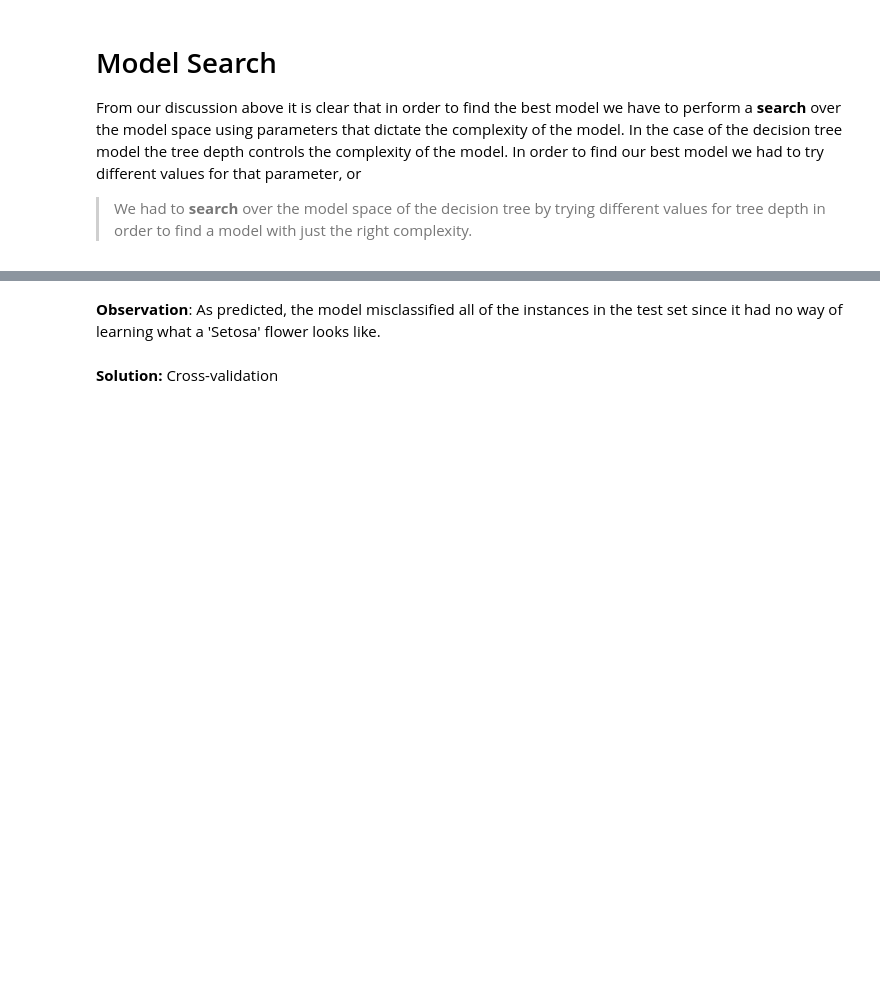
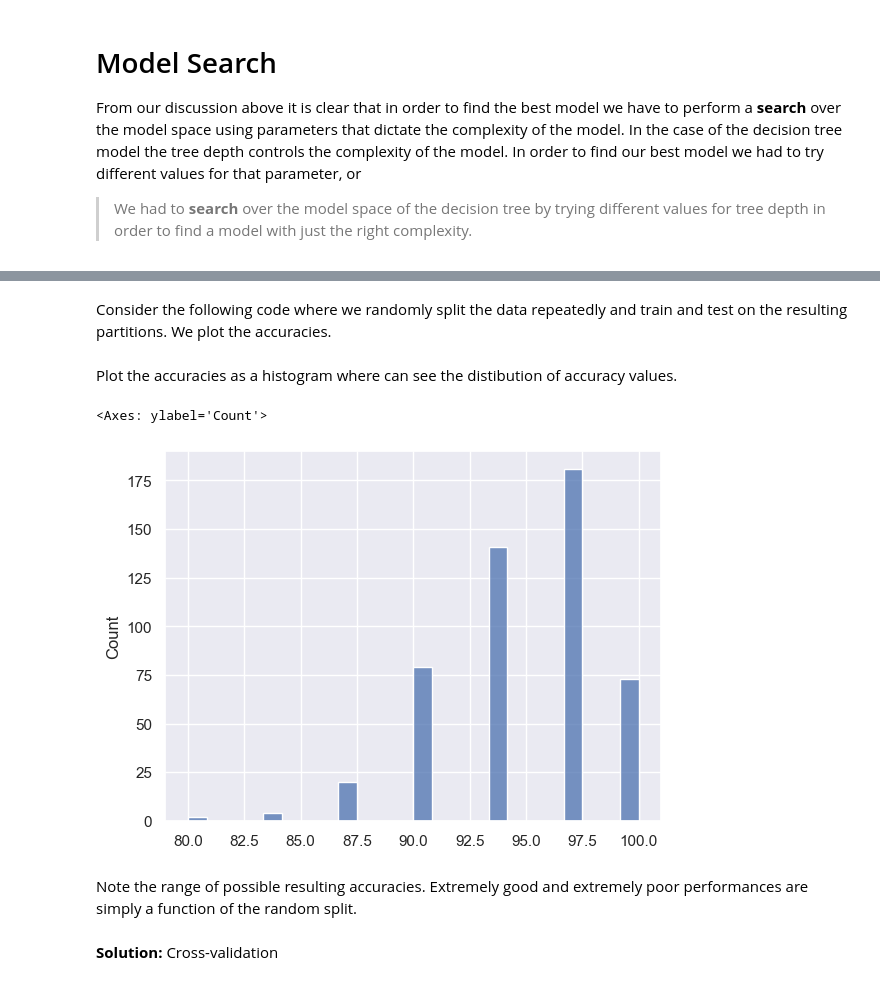
Before and after one commit to lutzhamel/CSC310, a Jupyter notebook: notes/11-models-2.ipynb, the cells around one changed output, grey strips where cells are left out. Drawn from its saved outputs; the diff is of its cells as text; code cells hidden in the pictures; blank space fills up the shorter version.

```diff
--- a/notes/11-models-2.ipynb
+++ b/notes/11-models-2.ipynb
@@ -455,6 +419,30 @@ Test Accuracy: 0.00
-# %% [markdown]
-**Observation**: As predicted, the model misclassified all of the instances in the test set since
-it had no way of learning what a 'Setosa' flower looks like.
+# %% [markdown]
+Consider the following code where we randomly split the data repeatedly and train and test on the resulting partitions.  We plot the accuracies.
+# %%
+df = pd.read_csv(home+"iris.csv")
+X  = df.drop(columns=['id','Species'])
+y = df[['Species']]
+# %%
+acc_list = []
+for i in range(500):
+    (X_train, X_test, y_train, y_test) = \
+        model_selection.train_test_split(X,
+                                        y,
+                                        train_size=0.8,
+                                        test_size=0.2,
+                                        shuffle=True)
+    # we limit the complexity of the trees
+    model = tree.DecisionTreeClassifier(max_depth=3).fit(X_train,y_train)
+    acc_list.append(model.score(X_test,y_test)*100)
+# %% [markdown]
+Plot the accuracies as a histogram where can see the distibution of accuracy values.
+# %%
+sns.histplot(acc_list)
+# %% [output]
+<Axes: ylabel='Count'>
+[figure, added]
+# %% [markdown]
+Note the range of possible resulting accuracies. Extremely good and extremely poor performances are simply a function of the random split.
 # %% [markdown]
 **Solution:** Cross-validation
 # %% [markdown]
```
Also changed, not shown: parts of 4 cells of this notebook, 4 other files.
